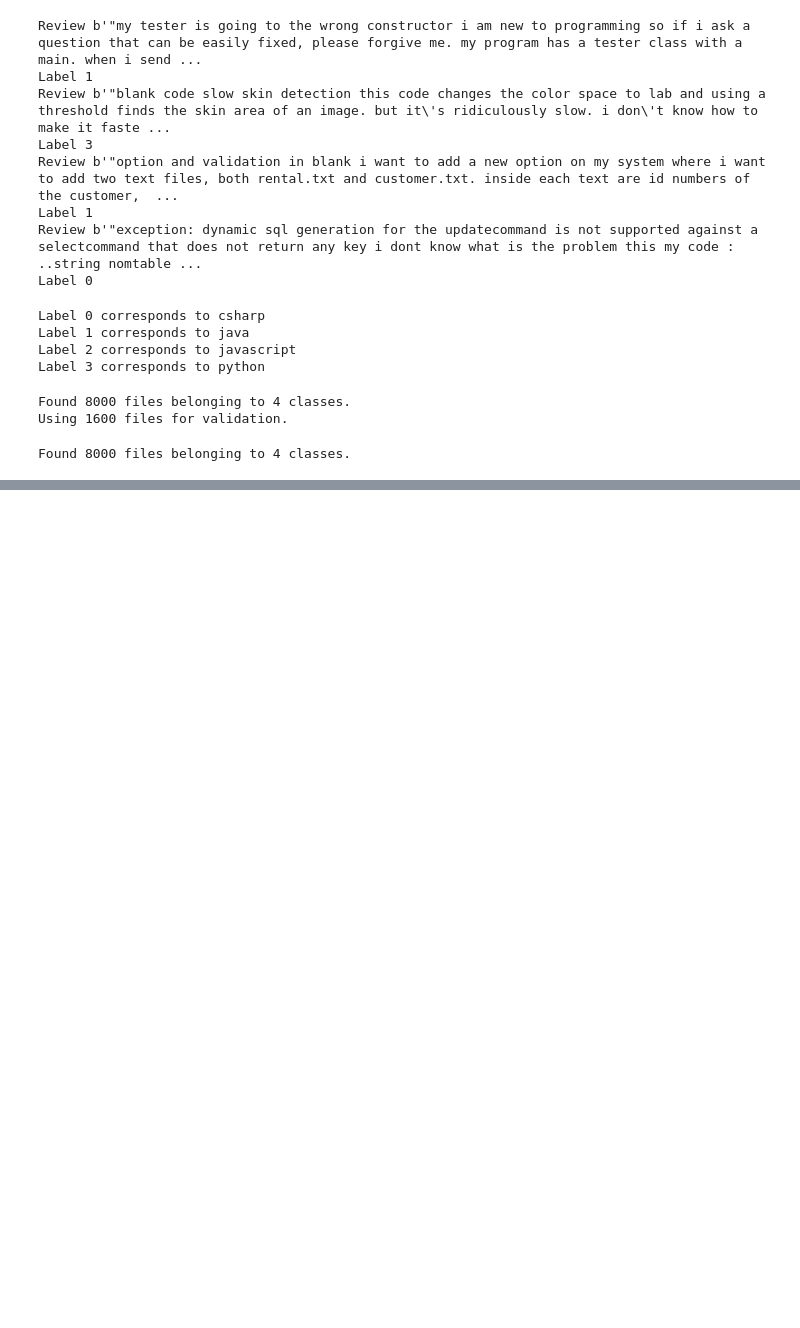
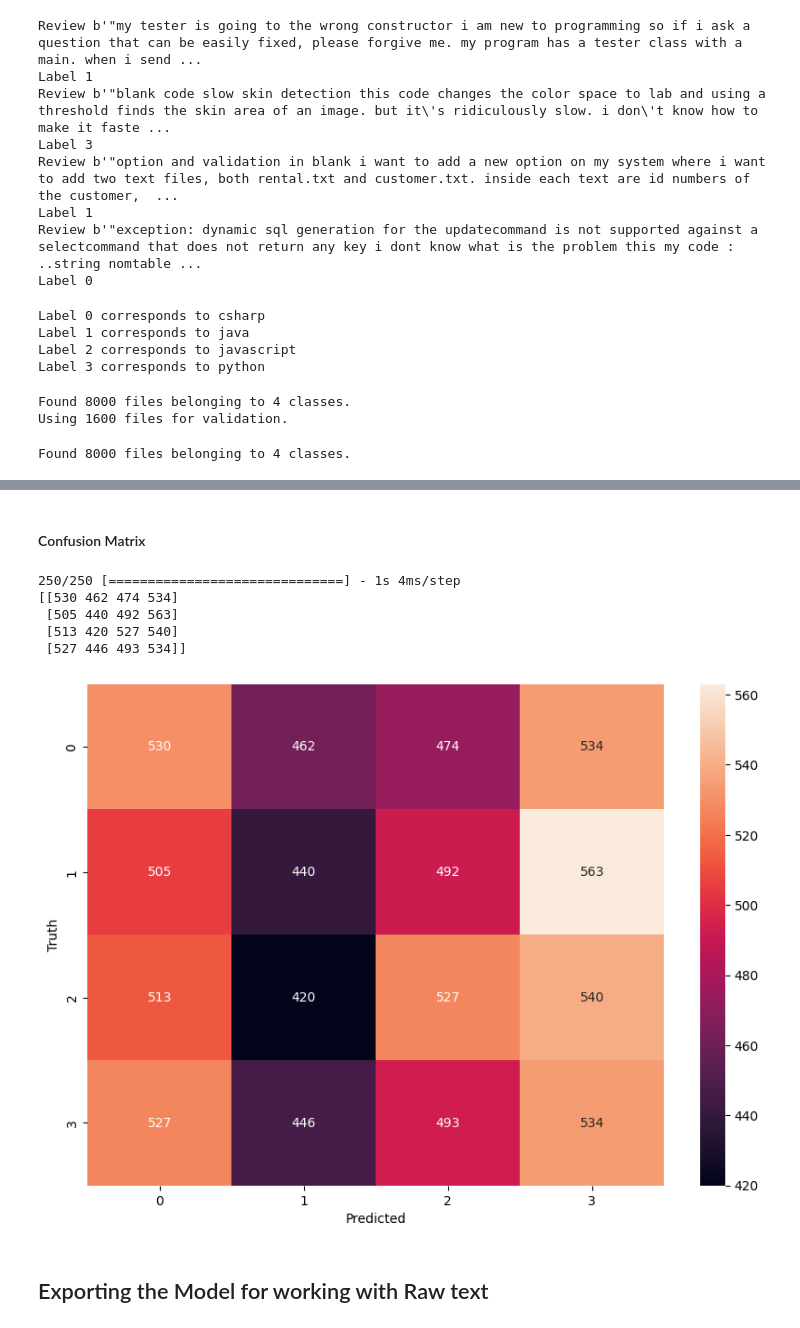
Before and after one commit to Rishabh672003/stack-overflow-label-predictor, a Jupyter notebook: Stack_Overflow_label_predict.ipynb, the cells around one changed output, grey strips where cells are left out. Drawn from its saved outputs; the diff is of its cells as text; code cells hidden in the pictures; blank space fills up the shorter version.

```diff
--- a/Stack_Overflow_label_predict.ipynb
+++ b/Stack_Overflow_label_predict.ipynb
@@ -247,3 +301,35 @@ plt.legend();
+# %% [markdown]
+#### Confusion Matrix
+# %%
+predictions = model.predict(test_ds)
+
+predicted_labels = np.argmax(predictions, axis=-1)
+
+actual_labels = []
+for _, label in raw_test_ds:
+  actual_labels.extend(label.numpy())
+
+# Compute the confusion matrix
+confusion_mtx = tf.math.confusion_matrix(actual_labels, predicted_labels).numpy()
+
+# Print the confusion matrix
+print(confusion_mtx)
+
+# Plot the confusion matrix
+plt.figure(figsize=(10,7))
+sns.heatmap(confusion_mtx, annot=True, fmt='d')
+plt.xlabel('Predicted')
+plt.ylabel('Truth')
+plt.show()
+# %% [output]
+250/250 [==============================] - 1s 4ms/step
+[[530 462 474 534]
+ [505 440 492 563]
+ [513 420 527 540]
+ [527 446 493 534]]
+[figure, added]
+# %% [markdown]
+## Exporting the Model for working with Raw text
 # %%
 export_model = tf.keras.Sequential([
   vectorize_layer,
```
Also changed, not shown: parts of 27 cells of this notebook.
